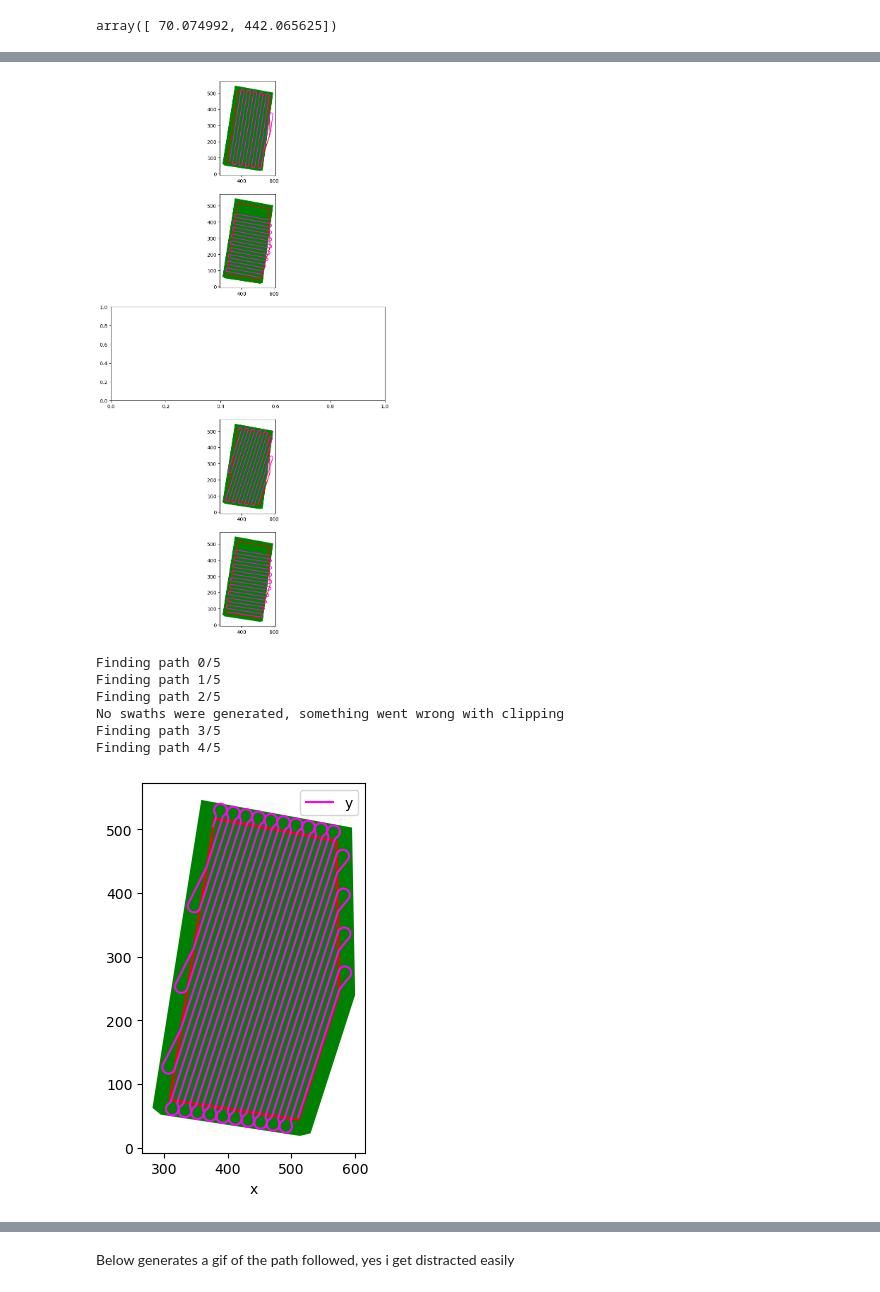
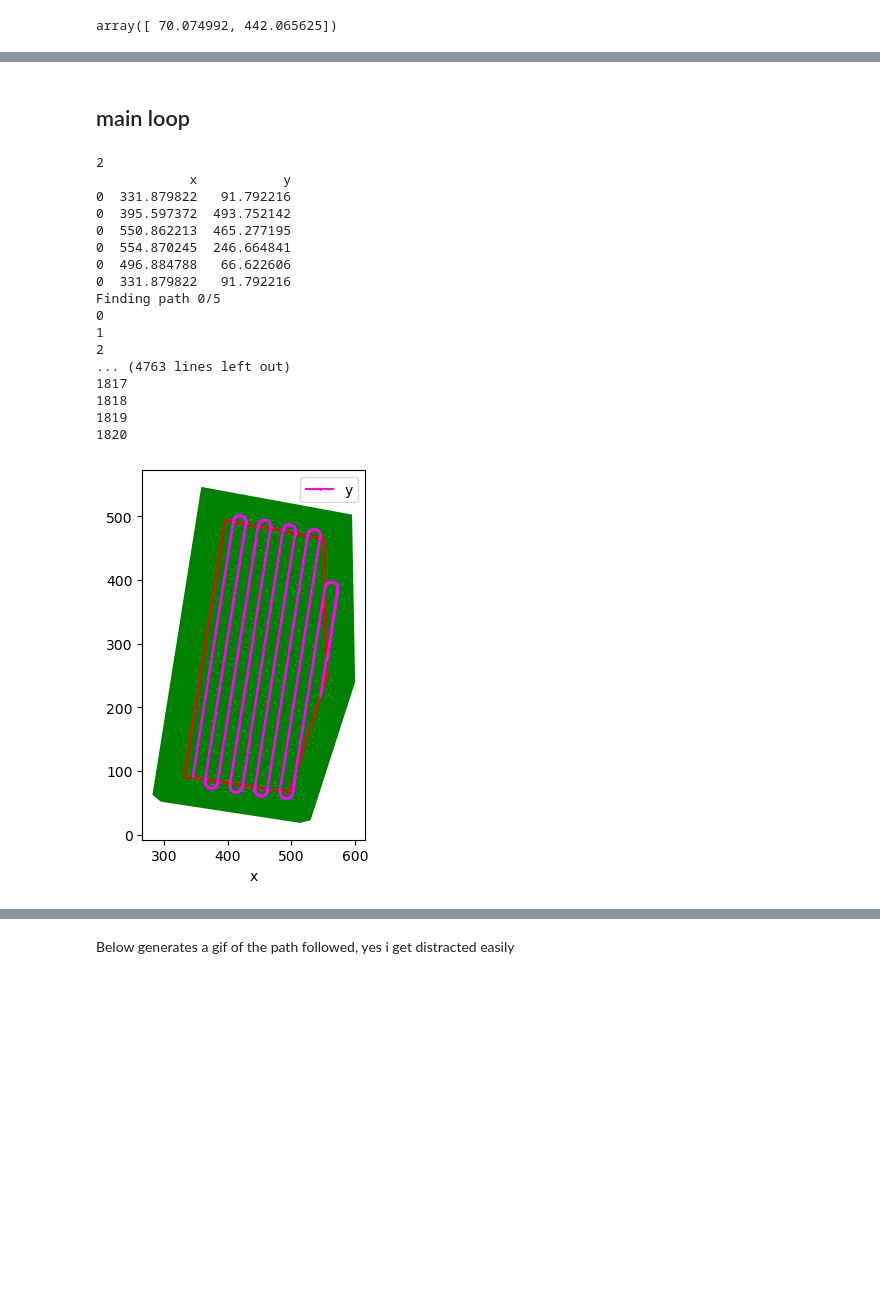
Before and after one commit to NickBak08/AgricultureRobotics, a Jupyter notebook: PathPlanning/testing_functions.ipynb, the cells around one changed output, grey strips where cells are left out. Saved outputs shown, nothing was run; the diff lists cells and outputs as text; code cells hidden in the pictures; blank space fills up the shorter version.

```diff
--- a/PathPlanning/testing_functions.ipynb
+++ b/PathPlanning/testing_functions.ipynb
@@ -448,0 +701,6 @@ Name: 0, dtype: float64
+# %%
+import shapely
+i = 0
+line1 = LineString(np.array([[coords.iloc[i]['x'],coords.iloc[i]['y']],[coords.iloc[i+1]['x'],coords.iloc[i+1]['y']]]))
+line2 = LineString(np.array([[coords.iloc[i+1]['x'],coords.iloc[i+1]['y']],[coords.iloc[i+2]['x'],coords.iloc[i+2]['y']]]))
+shapely.intersection_all([line1,circle_geom])
@@ -448,0 +709,4 @@ Name: 0, dtype: float64
+# %%
+fig,ax = plt.subplots()
+field.plot(ax = ax)
+ax.axis('equal')
@@ -462,7 +738,7 @@ def load_data(filepath,include_obstacles = False):
 
     """
     # This cell opens the json file that contains field geometry
-    with open("./data/field_geometry/test_2.json") as json_file:
+    with open(filepath) as json_file:
         json_data = json.load(json_file) # or geojson.load(json_file)
 
     # This cell parses the json data and obtains a list with the coordinates for each polygon like
@@ -484,4 +760,5 @@ def load_data(filepath,include_obstacles = False):
 field = load_data("./data/field_geometry/test_2.json")
 field.plot()
 type(field)
+field.get_coordinates()
 # %% [output]
@@ -708,26 +1127 @@ field1_with_headlands = generate_headlands(field,25)
-# %%
-fig, ax = plt.subplots(len(coordinates)-1,1,figsize = (10,20))
-coordinates = field1_with_headlands.get_coordinates()
-lines = edge_to_line(coordinates)
-turning_rad = 10
-for i in range(len(coordinates)-1):
-    try:
-        line,slope = basis_AB_line(lines.iloc[i],coordinates)
-        swath_list = fill_field_AB(line,slope,coordinates,20)
-        swaths_clipped = clip_swaths(swath_list,field1_with_headlands)
-
-        if slope > 0:
-            offset = 0
-        else:
-            offset = 180
-        path = generate_path(swaths_clipped,turning_rad,offset)
-
-        field.plot(ax = ax[i],color = 'g')
-        field1_with_headlands.boundary.plot(ax = ax[i],color = 'r')
-        for ii in range(len(path)):
-            path[ii].plot(ax = ax[i], color = 'magenta');
-    except:
-        continue
-# %% [output]
-[figure, removed]
 # %%
@@ -808,14 +1236,31 @@ def pathplanning(data_path,include_obs,turning_rad,distance,plotting,headland_si
+# %% [markdown]
+## main loop
 # %%
+import shapely
 data_path ="./data/field_geometry/test_2.json"
 include_obs = False
 turning_rad = 10
-distance = 10
-field, best_path = pathplanning(data_path,include_obs,turning_rad,distance,True,25,5)
+distance = 20
+headland_size = 45
+interpolation_dist = 5
+
+field, field_headlands, best_path,sp,swaths_clipped,base, total_path = pathplanning(data_path,include_obs,turning_rad,distance,True,headland_size,interpolation_dist,1,False)
 # %% [output]
+2
+            x           y
+0  331.879822   91.792216
+0  395.597372  493.752142
+0  550.862213  465.277195
+0  554.870245  246.664841
+0  496.884788   66.622606
+0  331.879822   91.792216
 Finding path 0/5
-Finding path 1/5
-Finding path 2/5
-No swaths were generated, something went wrong with clipping
-Finding path 3/5
-Finding path 4/5
+0
+1
+2
+... (4763 lines left out)
+1817
+1818
+1819
+1820
-[figure, old version]
+[figure, new version]
```
Also changed, not shown: parts of 44 cells of this notebook.
